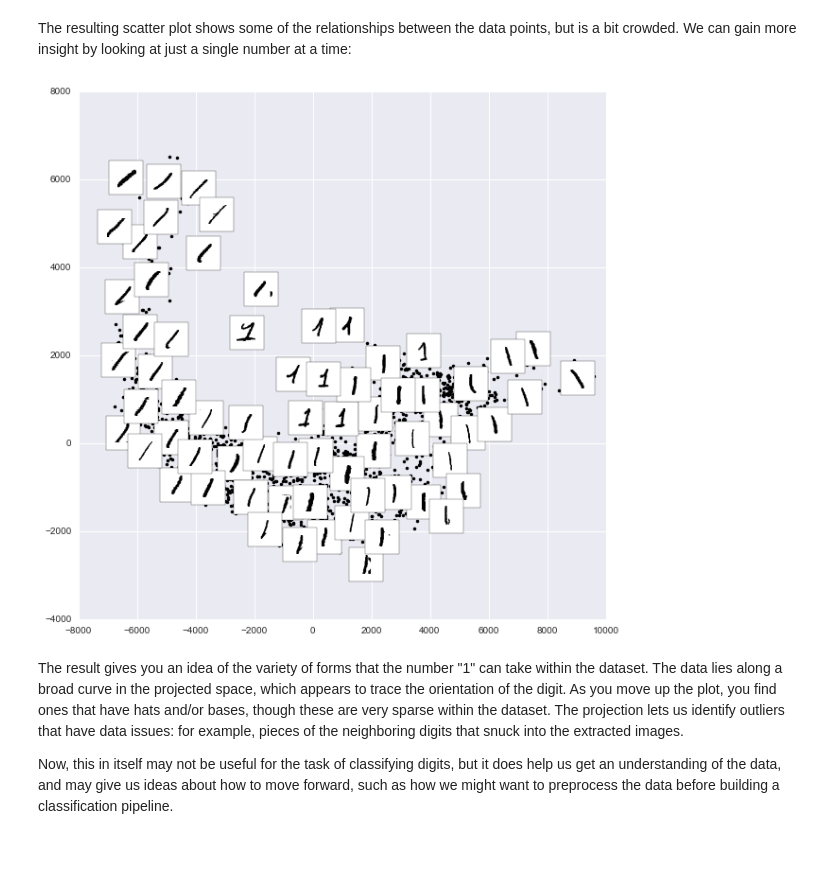
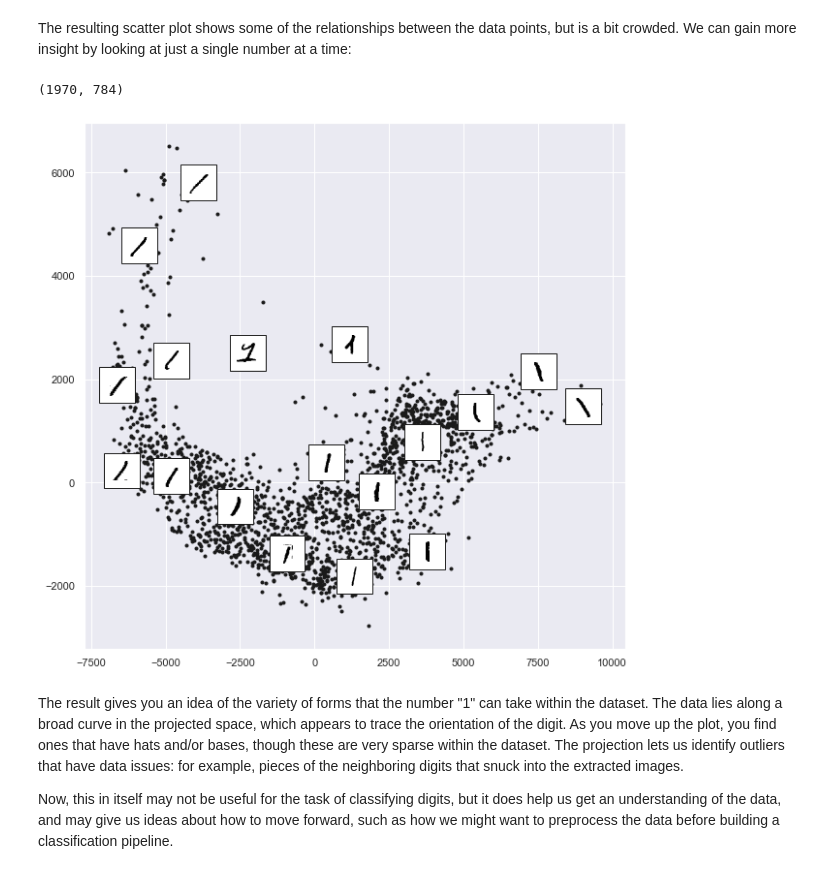
Before and after one commit to yongduek/PythonDataScienceHandbook, a Jupyter notebook: notebooks/05.10-Manifold-Learning.ipynb, the cells around one changed output. Drawn from its saved outputs; the diff is of its cells as text; code cells hidden in the pictures.

```diff
--- a/notebooks/05.10-Manifold-Learning.ipynb
+++ b/notebooks/05.10-Manifold-Learning.ipynb
@@ -362,8 +362,8 @@ As another example of using manifold learning for visualization, let's take a lo
 This data is similar to the digits we saw in [In-Depth: Decision Trees and Random Forests](05.08-Random-Forests.ipynb), but with many more pixels per image.
 It can be downloaded from http://mldata.org/ with the Scikit-Learn utility:
 # %%
-from sklearn.datasets import fetch_mldata
-mnist = fetch_mldata('MNIST original')
+from sklearn.datasets import fetch_openml
+mnist = fetch_openml(name='mnist_784')
 mnist.data.shape
 # %% [output]
 (70000, 784)
@@ -400,15 +405,17 @@ We can gain more insight by looking at just a single number at a time:
 # %%
 from sklearn.manifold import Isomap
 
 # Choose 1/4 of the "1" digits to project
-data = mnist.data[mnist.target == 1][::4]
+data = mnist.data[mnist.target.astype(np.int) == 1][::4]
+print(data.shape)
 
 fig, ax = plt.subplots(figsize=(10, 10))
 model = Isomap(n_neighbors=5, n_components=2, eigen_solver='dense')
 plot_components(data, model, images=data.reshape((-1, 28, 28)),
-                ax=ax, thumb_frac=0.05, cmap='gray_r')
+                ax=ax, thumb_frac=0.1, cmap='gray_r')
 # %% [output]
+(1970, 784)
-[figure, old version]
+[figure, new version]
 # %% [markdown]
 The result gives you an idea of the variety of forms that the number "1" can take within the dataset.
 The data lies along a broad curve in the projected space, which appears to trace the orientation of the digit.
```
Also changed, not shown: parts of 17 cells of this notebook.
